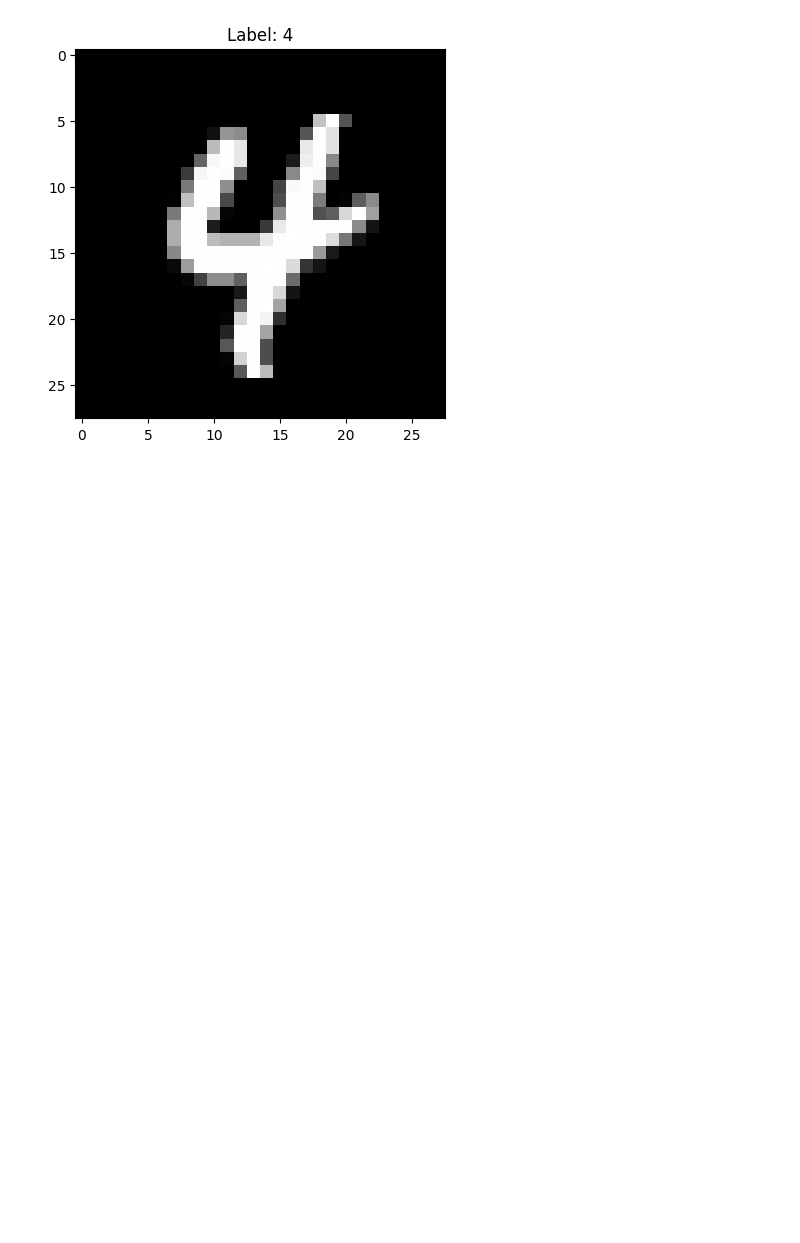
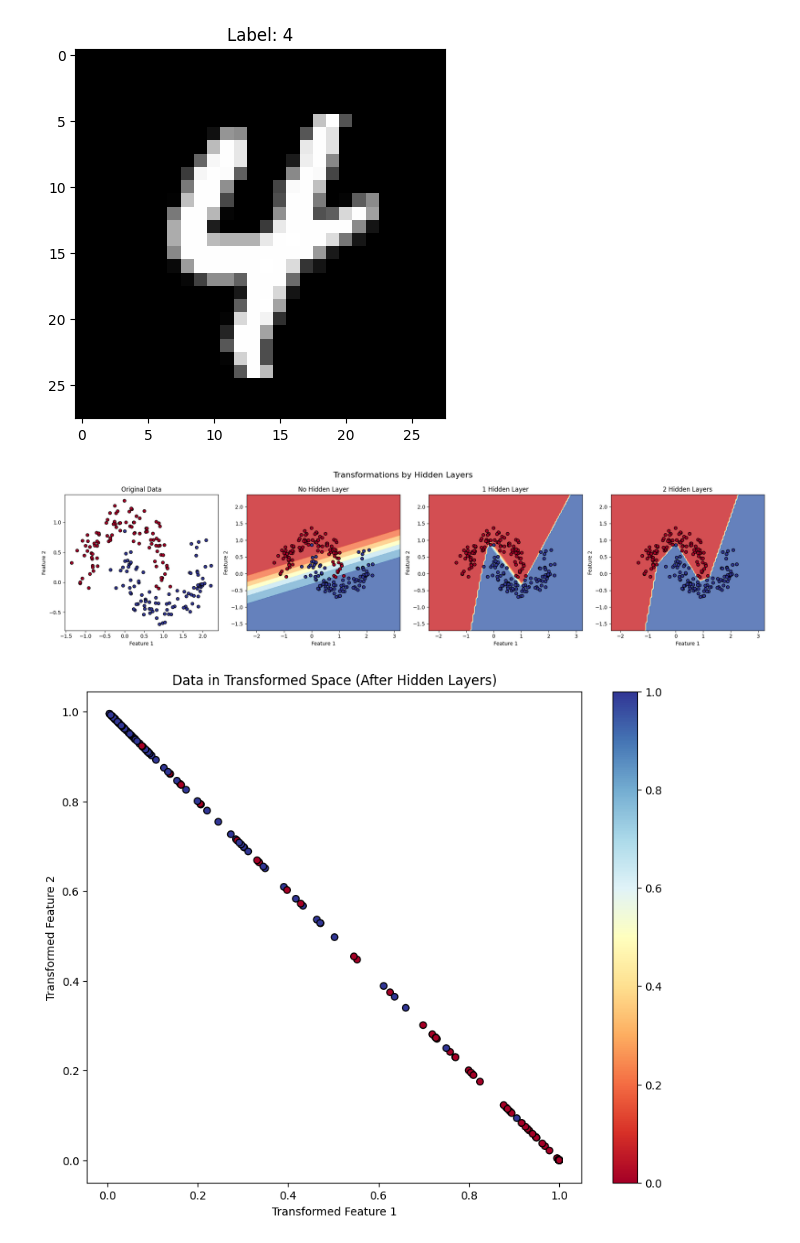
Before and after one commit to muddlebee/udlbook, a Jupyter notebook: Notebooks/Chap07/misc/simple-nn.ipynb, the cells around one changed output. Cells and saved outputs as stored; diff of their text form; code cells hidden in the pictures; blank space fills up the shorter version.

```diff
--- a/Notebooks/Chap07/misc/simple-nn.ipynb
+++ b/Notebooks/Chap07/misc/simple-nn.ipynb
@@ -4,13 +4,20 @@ import torch.nn as nn
 import torch.optim as optim
 from torchvision import datasets, transforms
 import matplotlib.pyplot as plt
+import os
 
 # Set up CUDA if available
 device = torch.device("cuda" if torch.cuda.is_available() else "cpu")
 
+# Define the path where the dataset will be stored
+data_path = './data'
+
+# Check if the dataset is already downloaded
+download = not os.path.exists(os.path.join(data_path, 'MNIST'))
+
 # Load MNIST dataset
 transform = transforms.Compose([transforms.ToTensor(), transforms.Normalize((0.1307,), (0.3081,))])
-train_dataset = datasets.MNIST(root='./data', train=True, download=True, transform=transform)
+train_dataset = datasets.MNIST(root=data_path, train=True, download=download, transform=transform)
 train_loader = torch.utils.data.DataLoader(train_dataset, batch_size=64, shuffle=True)
 # %%
 class SimpleNet(nn.Module):
@@ -113,3 +138,63 @@ plt.show()
 # %% [output]
 [figure]
 [figure]
+# %%
+import numpy as np
+import matplotlib.pyplot as plt
+from sklearn.datasets import make_moons
+from sklearn.neural_network import MLPClassifier
+from sklearn.inspection import DecisionBoundaryDisplay
+
+# Generate a non-linearly separable dataset
+X, y = make_moons(n_samples=200, noise=0.15, random_state=42)
+
+# Create models with different numbers of hidden layers
+models = [
+    ("No Hidden Layer", MLPClassifier(hidden_layer_sizes=(), activation='identity', solver='lbfgs', max_iter=1000)),
+    ("1 Hidden Layer", MLPClassifier(hidden_layer_sizes=(10,), activation='relu', solver='lbfgs', max_iter=1000)),
+    ("2 Hidden Layers", MLPClassifier(hidden_layer_sizes=(10, 10), activation='relu', solver='lbfgs', max_iter=1000))
+]
+
+# Set up the plot
+fig, axes = plt.subplots(1, 4, figsize=(20, 5))
+fig.suptitle("Transformations by Hidden Layers", fontsize=16)
+
+# Plot the original data
+axes[0].scatter(X[:, 0], X[:, 1], c=y, cmap=plt.cm.RdYlBu, edgecolor="black")
+axes[0].set_title("Original Data")
+axes[0].set_xlabel("Feature 1")
+axes[0].set_ylabel("Feature 2")
+
+# Train models and plot decision boundaries
+for i, (name, model) in enumerate(models):
+    model.fit(X, y)
+
+    DisFun = DecisionBoundaryDisplay.from_estimator(
+        model, X, cmap=plt.cm.RdYlBu, alpha=0.8, ax=axes[i+1]
+    )
+    axes[i+1].scatter(X[:, 0], X[:, 1], c=y, cmap=plt.cm.RdYlBu, edgecolor="black")
+    axes[i+1].set_title(name)
+    axes[i+1].set_xlabel("Feature 1")
+    axes[i+1].set_ylabel("Feature 2")
+
+plt.tight_layout()
+plt.show()
+
+# Visualize the transformed space for the 2-hidden-layer model
+model = MLPClassifier(hidden_layer_sizes=(10, 2), activation='relu', solver='lbfgs', max_iter=1000)
+model.fit(X, y)
+
+# Get the output of the second-to-last layer
+last_hidden_layer = model.predict_proba(X)
+
+# Plot the transformed space
+plt.figure(figsize=(10, 8))
+plt.scatter(last_hidden_layer[:, 0], last_hidden_layer[:, 1], c=y, cmap=plt.cm.RdYlBu, edgecolor="black")
+plt.title("Data in Transformed Space (After Hidden Layers)")
+plt.xlabel("Transformed Feature 1")
+plt.ylabel("Transformed Feature 2")
+plt.colorbar()
+plt.show()
+# %% [output]
+[figure, added]
+[figure, added]
```
Also changed, not shown: parts of 1 cell of this notebook, 1 other file.
